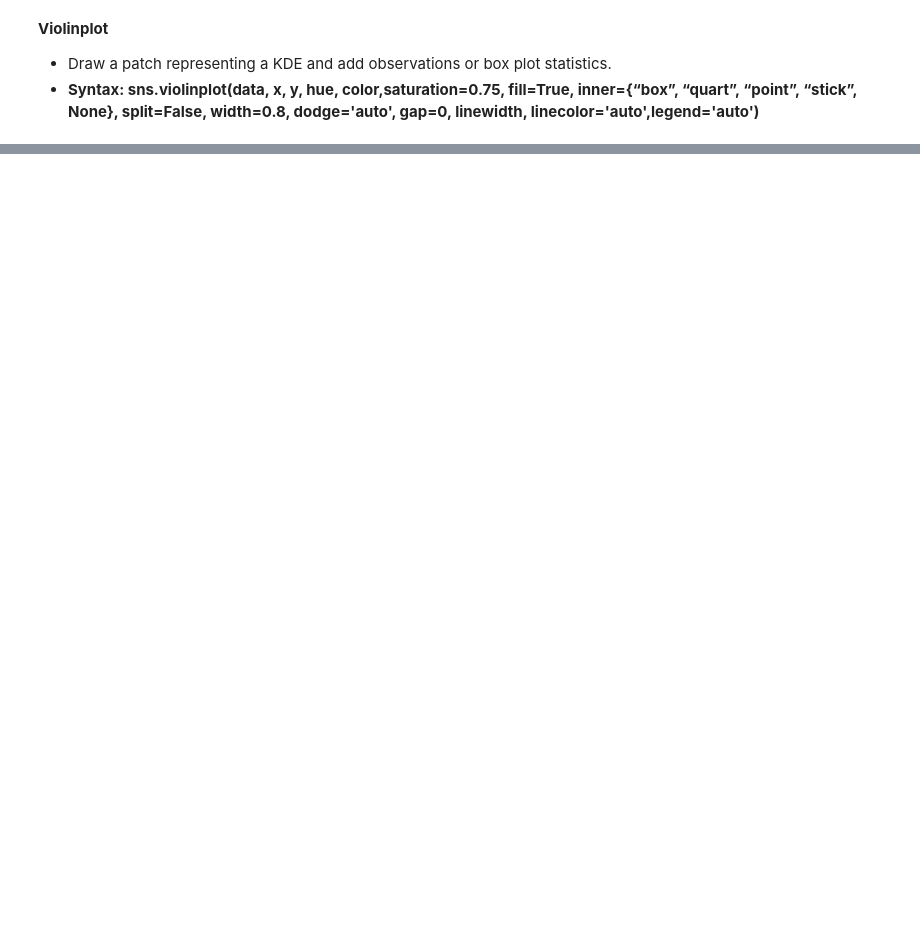
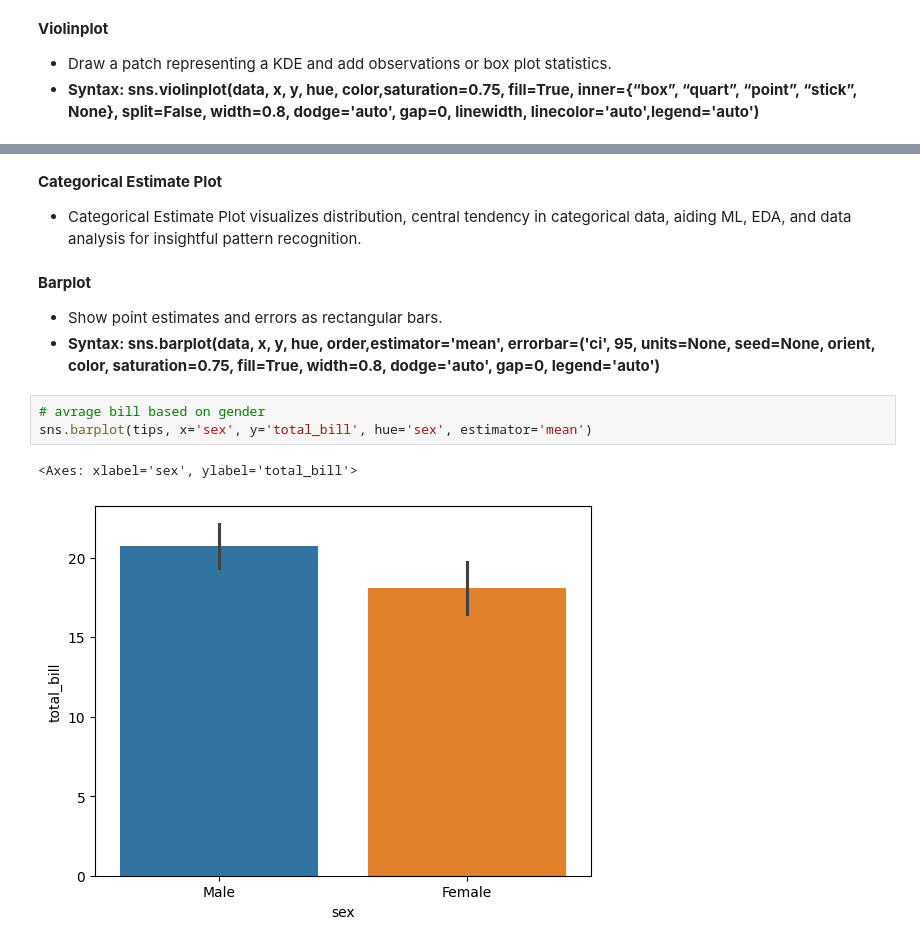
Before and after one commit to akashpagi/SEABORN-DATA-VISUALIZATION-LIBRARY-FOR-DATA-SCIENCE, a Jupyter notebook: SESSION 26 - PLOTTING USING SEABORN PART 2.ipynb, the cells around one changed output, grey strips where cells are left out. Drawn from its saved outputs; the diff is of its cells as text; blank space fills up the shorter version.

Commit message:
[ Categorical estimate plots -  barplot, pointplot, countplot ]

```diff
--- a/SESSION 26 - PLOTTING USING SEABORN PART 2.ipynb
+++ b/SESSION 26 - PLOTTING USING SEABORN PART 2.ipynb
@@ -140,0 +142,13 @@ sns.catplot(tips, x='day', y='total_bill', kind='violin', hue='sex', split=True)
+# %% [markdown]
+**Categorical Estimate Plot**
+- Categorical Estimate Plot visualizes distribution, central tendency in categorical data, aiding ML, EDA, and data analysis for insightful pattern recognition.
+# %% [markdown]
+**Barplot**
+- Show point estimates and errors as rectangular bars.
+- **Syntax: sns.barplot(data, x, y, hue, order,estimator='mean', errorbar=('ci', 95, units=None, seed=None, orient, color, saturation=0.75, fill=True, width=0.8, dodge='auto', gap=0, legend='auto')**
+# %%
+# avrage bill based on gender
+sns.barplot(tips, x='sex', y='total_bill', hue='sex', estimator='mean')
+# %% [output]
+<Axes: xlabel='sex', ylabel='total_bill'>
+[figure, added]
```
Also changed, not shown: parts of 22 cells of this notebook.
